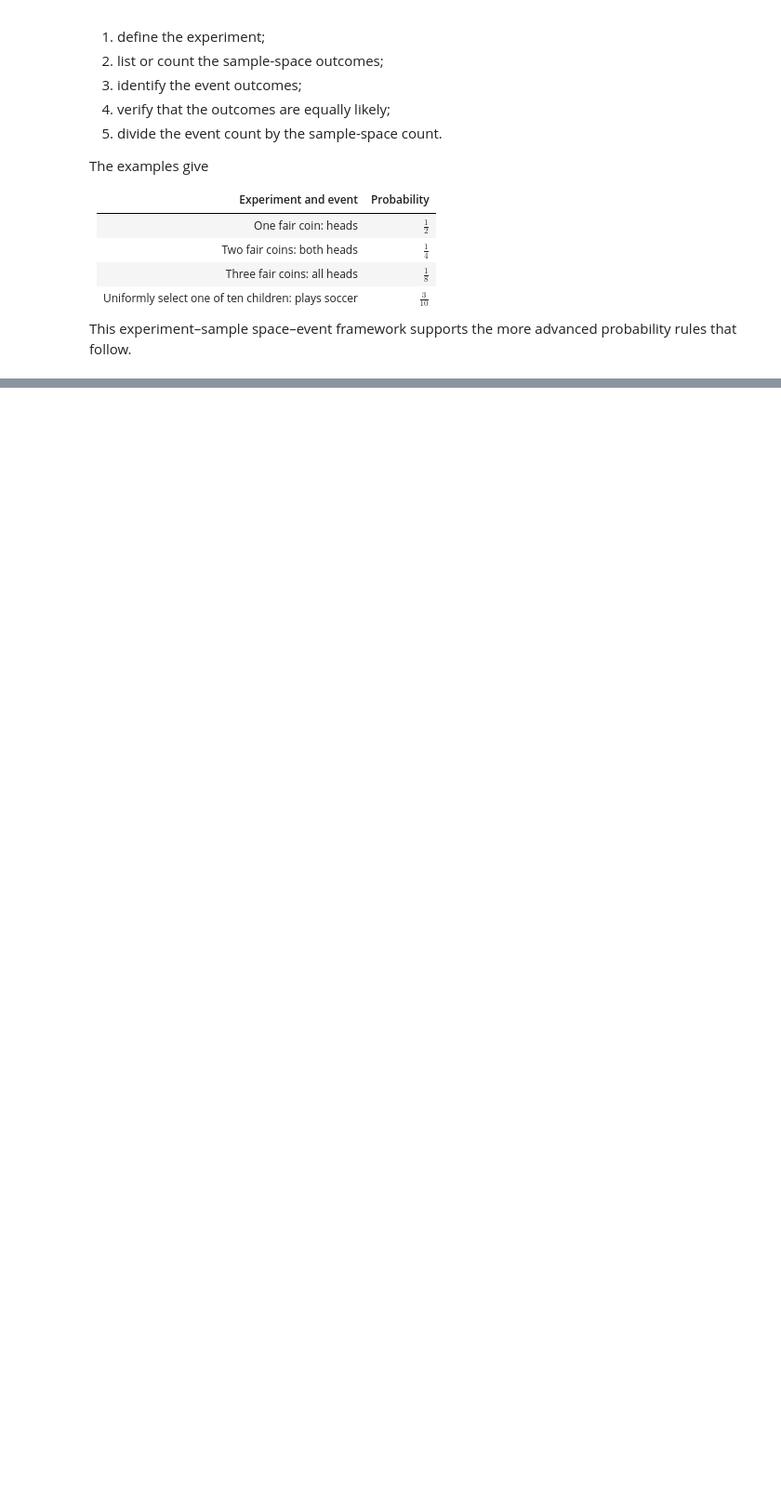
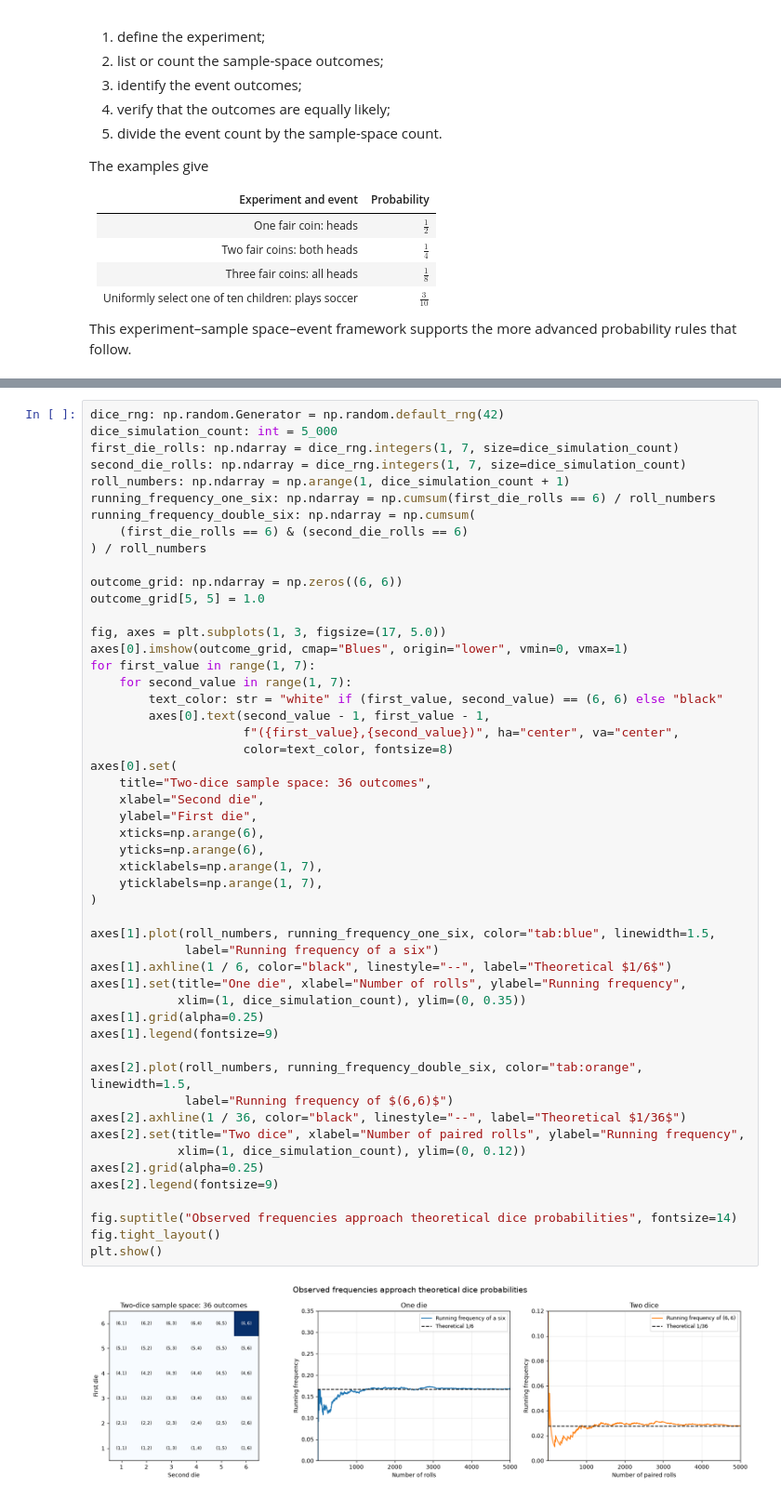
Before and after one commit to majorgilles/mathematics-for-machine-learning-and-data-science, a Jupyter notebook: weeks/c3_w1/01_probability_and_probability_distributions.ipynb, the cells around one changed output, grey strips where cells are left out. Shown at 93% size. Saved outputs shown, nothing was run; the diff lists cells and outputs as text; blank space fills up the shorter version.

```diff
--- a/weeks/c3_w1/01_probability_and_probability_distributions.ipynb
+++ b/weeks/c3_w1/01_probability_and_probability_distributions.ipynb
@@ -320,0 +388,53 @@ This experiment–sample space–event framework supports the more advanced prob
+# %%
+dice_rng: np.random.Generator = np.random.default_rng(42)
+dice_simulation_count: int = 5_000
+first_die_rolls: np.ndarray = dice_rng.integers(1, 7, size=dice_simulation_count)
+second_die_rolls: np.ndarray = dice_rng.integers(1, 7, size=dice_simulation_count)
+roll_numbers: np.ndarray = np.arange(1, dice_simulation_count + 1)
+running_frequency_one_six: np.ndarray = np.cumsum(first_die_rolls == 6) / roll_numbers
+running_frequency_double_six: np.ndarray = np.cumsum(
+    (first_die_rolls == 6) & (second_die_rolls == 6)
+) / roll_numbers
+
+outcome_grid: np.ndarray = np.zeros((6, 6))
+outcome_grid[5, 5] = 1.0
+
+fig, axes = plt.subplots(1, 3, figsize=(17, 5.0))
+axes[0].imshow(outcome_grid, cmap="Blues", origin="lower", vmin=0, vmax=1)
+for first_value in range(1, 7):
+    for second_value in range(1, 7):
+        text_color: str = "white" if (first_value, second_value) == (6, 6) else "black"
+        axes[0].text(second_value - 1, first_value - 1,
+                     f"({first_value},{second_value})", ha="center", va="center",
+                     color=text_color, fontsize=8)
+axes[0].set(
+    title="Two-dice sample space: 36 outcomes",
+    xlabel="Second die",
+    ylabel="First die",
+    xticks=np.arange(6),
+    yticks=np.arange(6),
+    xticklabels=np.arange(1, 7),
+    yticklabels=np.arange(1, 7),
+)
+
+axes[1].plot(roll_numbers, running_frequency_one_six, color="tab:blue", linewidth=1.5,
+             label="Running frequency of a six")
+axes[1].axhline(1 / 6, color="black", linestyle="--", label="Theoretical $1/6$")
+axes[1].set(title="One die", xlabel="Number of rolls", ylabel="Running frequency",
+            xlim=(1, dice_simulation_count), ylim=(0, 0.35))
+axes[1].grid(alpha=0.25)
+axes[1].legend(fontsize=9)
+
+axes[2].plot(roll_numbers, running_frequency_double_six, color="tab:orange", linewidth=1.5,
+             label="Running frequency of $(6,6)$")
+axes[2].axhline(1 / 36, color="black", linestyle="--", label="Theoretical $1/36$")
+axes[2].set(title="Two dice", xlabel="Number of paired rolls", ylabel="Running frequency",
+            xlim=(1, dice_simulation_count), ylim=(0, 0.12))
+axes[2].grid(alpha=0.25)
+axes[2].legend(fontsize=9)
+
+fig.suptitle("Observed frequencies approach theoretical dice probabilities", fontsize=14)
+fig.tight_layout()
+plt.show()
+# %% [output]
+[figure, added]
```
Also changed, not shown: parts of 6 cells of this notebook.
